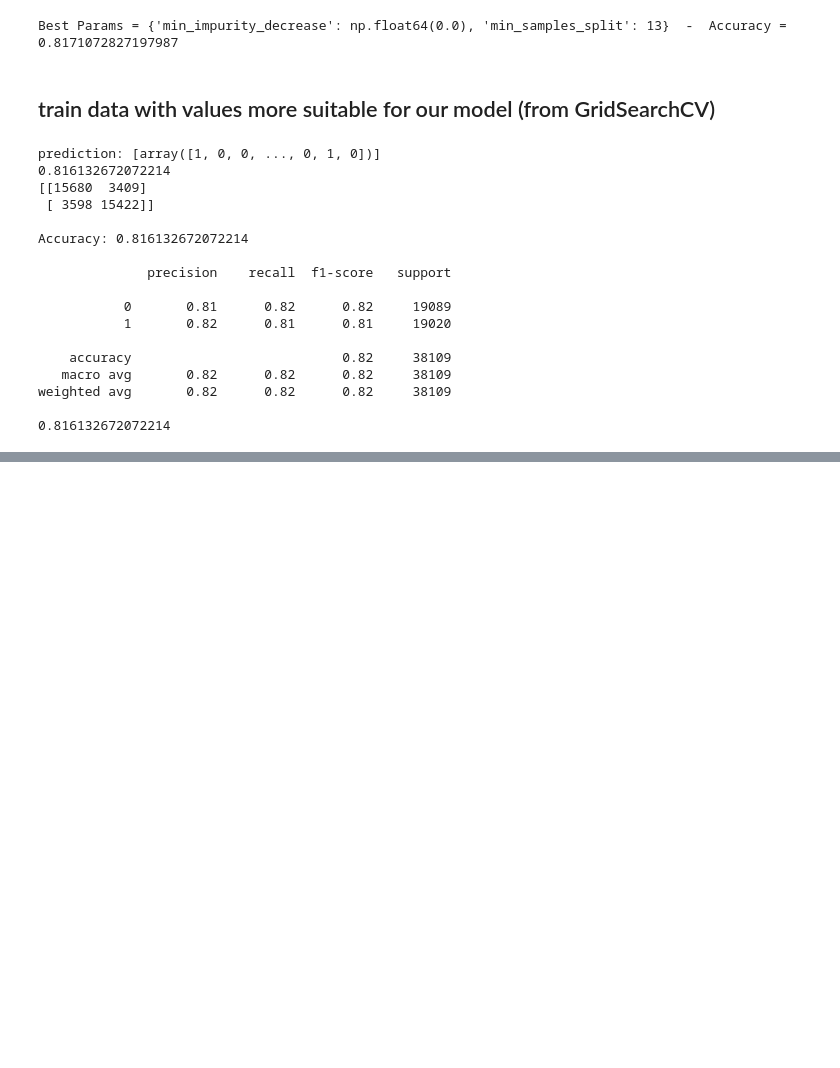
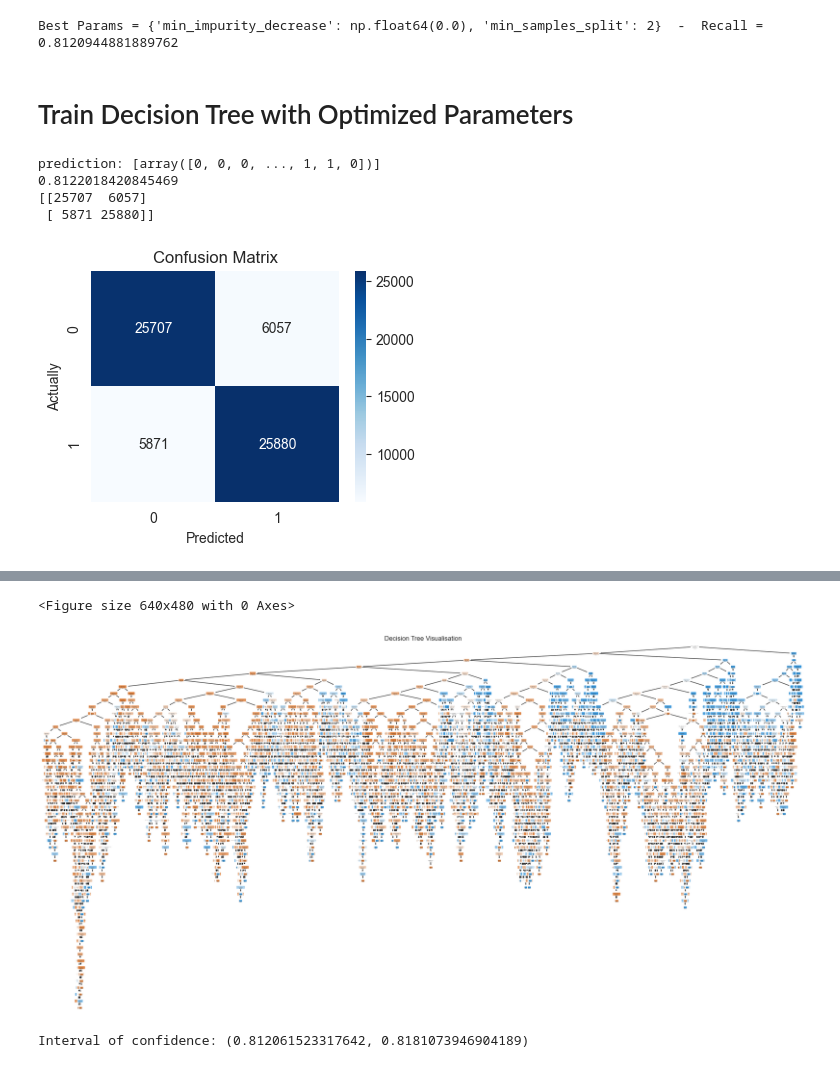
Before and after one commit to alexlafuente/heart_attack_prediction_md, a Jupyter notebook: decisionTrees.ipynb, the cells around one changed output, grey strips where cells are left out. Cells and saved outputs as stored; diff of their text form; code cells hidden in the pictures; blank space fills up the shorter version.

Commit message:
feat: not finished decision trees

```diff
--- a/decisionTrees.ipynb
+++ b/decisionTrees.ipynb
@@ -18,7 +24,9 @@ import sklearn.neighbors as nb
 # %%
 data = pd.read_csv('data_balanced_normalized.csv')
-data.head()
+print(f"Total samples: {data.shape[0]}")
+
 X = data.drop('heart_attack',axis=1)
 y = data['heart_attack']
-# as a first approach, we will use the standard of 70/30 train/test split (in the future we might adjust it)
-(X_train, X_test,  y_train, y_test) = cv.train_test_split(X, y, test_size = .3, random_state = 1)
+
+# Split of 50/50 train/test, justification on the report
+(X_train, X_test, y_train, y_test) = cv.train_test_split(X, y, test_size=0.5, random_state=1, stratify=y)
@@ -70,61 +39,63 @@ from sklearn.model_selection import GridSearchCV
 
 params = {
     "min_impurity_decrease": list(np.linspace(0,0.5,21)),
-    "min_samples_split":list(range(2,20,11))
+    "min_samples_split":list(range(2,20,2)),
 }
 clf = GridSearchCV(
-    DecisionTreeClassifier(criterion = "entropy"),
+    DecisionTreeClassifier(criterion = "entropy", random_state=1),
     param_grid = params,
-    cv = 10,  # OBS: # If cv is integer, by default is Stratifyed
-    n_jobs = -1
+    cv = 10,
+    n_jobs = -1,
+    scoring='recall'
 )
 clf.fit(X_train, y_train)
-print(f"Best Params = {clf.best_params_}  -  Accuracy = {clf.best_score_}")
+print(f"Best Params = {clf.best_params_}  -  Recall = {clf.best_score_}")
 # %% [output]
-Best Params = {'min_impurity_decrease': np.float64(0.0), 'min_samples_split': 13}  -  Accuracy = 0.8171072827197987
+Best Params = {'min_impurity_decrease': np.float64(0.0), 'min_samples_split': 2}  -  Recall = 0.8120944881889762
 # %% [markdown]
-## train data with values more suitable for our model (from GridSearchCV)
+# Train Decision Tree with Optimized Parameters
 # %%
+from statsmodels.stats.proportion import proportion_confint
 cdt= DecisionTreeClassifier(
     criterion = "entropy",
     min_samples_split = clf.best_params_["min_samples_split"],
-    min_impurity_decrease = clf.best_params_["min_impurity_decrease"]
+    min_impurity_decrease = clf.best_params_["min_impurity_decrease"],
+    random_state=1
 )
 clf = cdt.fit(X_train, y_train)
 pred = clf.predict(X_test)
 
-# Obtain accuracy score of learned classifier on test data
 print(f"prediction: {[pred]}")
 print(clf.score(X_test, y_test))
-print(confusion_matrix(y_test, pred))
-print(f"\nAccuracy: {accuracy_score(y_test, pred)}\n")
+conf_matrix=confusion_matrix(y_test,pred)
+print(conf_matrix)
+plt.figure(figsize=(4, 3))
+sns.heatmap(conf_matrix, annot=True, fmt='d', cmap='Blues',
+            xticklabels=['0', '1'],
+            yticklabels=['0', '1'])
+plt.xlabel('Predicted')
+plt.ylabel('Actually')
+plt.title('Confusion Matrix')
+plt.show()
+
+print(f"\nRecall: {recall_score(y_test, pred)}\n")
 print(classification_report(y_test, pred))
 
-epsilon = accuracy_score(y_test, pred)
+epsilon = recall_score(y_test, pred)
 print(epsilon)
 
 fig = plt.gcf()
-#fig.set_size_inches(800, 80)
-plt.figure(figsize=(10, 10))
-plot_tree(clf, filled=True, rounded=True)
+plt.figure(figsize=(20, 10))
+plot_tree(clf, filled=True, rounded=True, feature_names=X.columns, class_names=['0', '1'])
+plt.title('Decision Tree Visualisation')
 #fig.savefig("tree.png")
+plt.tight_layout()
 plt.show()
-#print("Interval of confidence:", proportion_confint(count=epsilon*X_test.shape[0], nobs=X_test.shape[0], alpha=0.05, method='binom_test'))
+estimated_tp_count = int(round(epsilon * X_test.shape[0]))
+print("Interval of confidence:", proportion_confint(count=estimated_tp_count, nobs=X_test.shape[0], alpha=0.05, method='binom_test'))
 # %% [output]
-prediction: [array([1, 0, 0, ..., 0, 1, 0])]
-0.816132672072214
-[[15680  3409]
- [ 3598 15422]]
-
-Accuracy: 0.816132672072214
-
-              precision    recall  f1-score   support
-
-           0       0.81      0.82      0.82     19089
-           1       0.82      0.81      0.81     19020
-
-    accuracy                           0.82     38109
-   macro avg       0.82      0.82      0.82     38109
-weighted avg       0.82      0.82      0.82     38109
-
-0.816132672072214
+prediction: [array([0, 0, 0, ..., 1, 1, 0])]
+0.8122018420845469
+[[25707  6057]
+ [ 5871 25880]]
+[figure, added]
@@ -131,0 +114,3 @@ weighted avg       0.82      0.82      0.82     38109
+<Figure size 640x480 with 0 Axes>
+[figure, added]
+Interval of confidence: (0.812061523317642, 0.8181073946904189)
```
Also changed, not shown: parts of 18 cells of this notebook.
